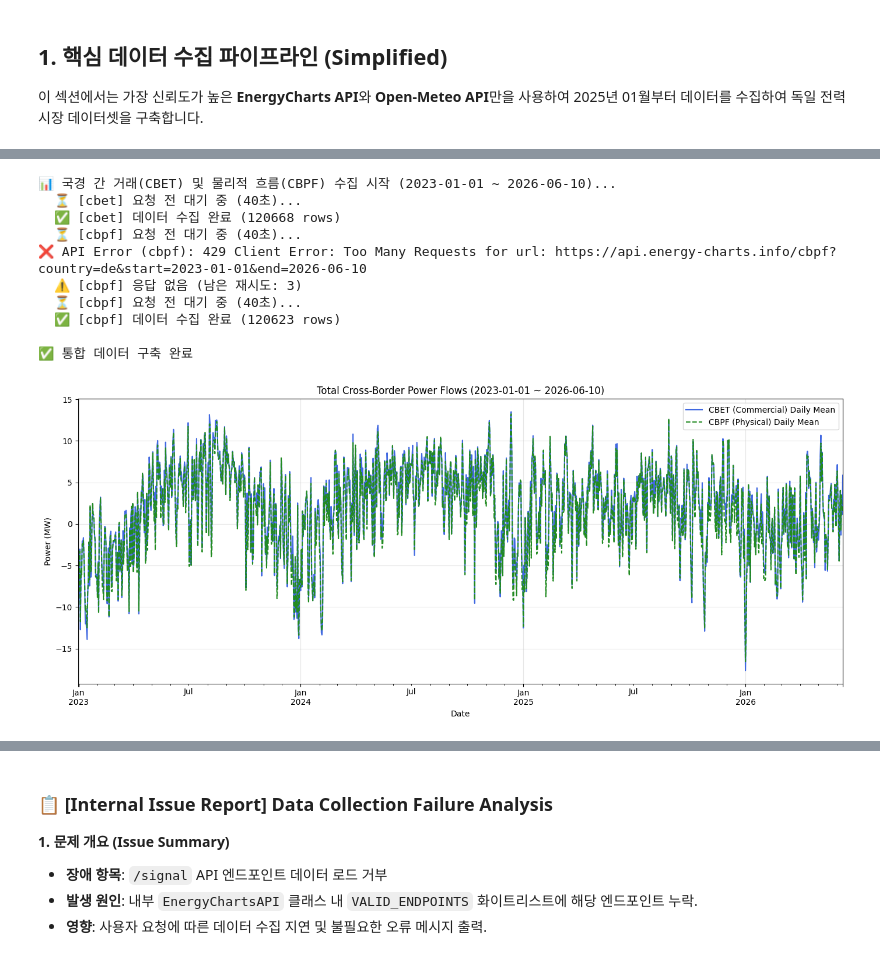
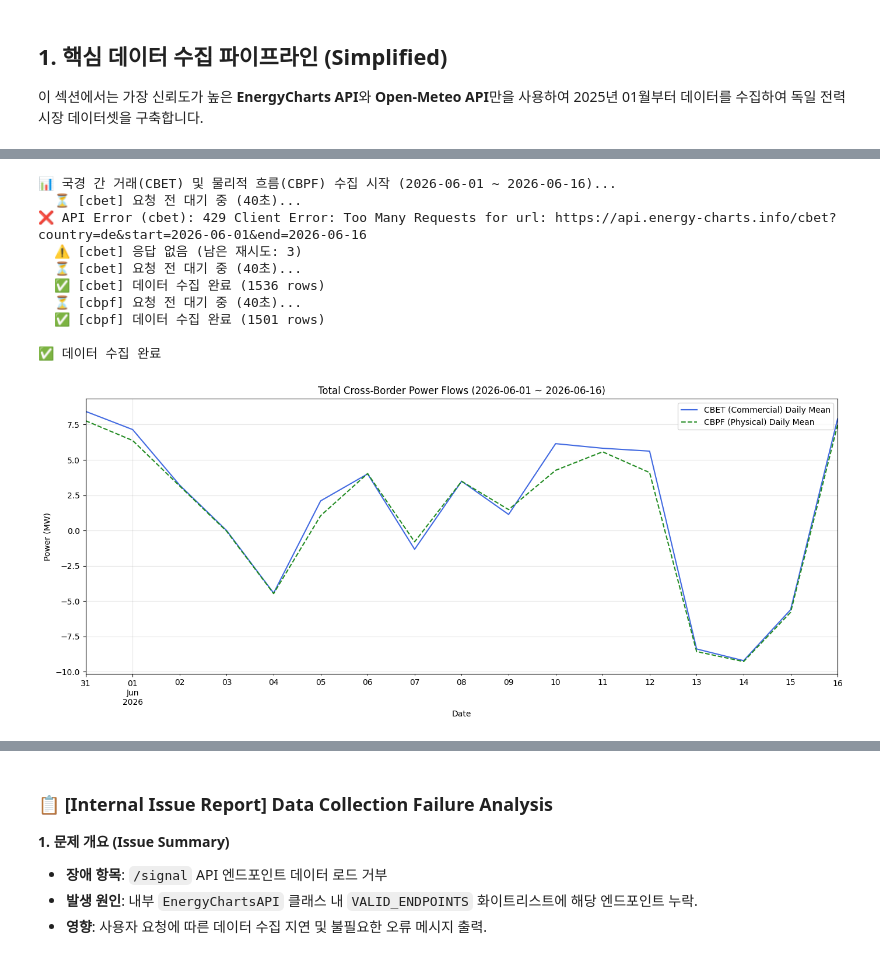
Before and after one commit to Giraffe-Shin/trading, a Jupyter notebook: 독일전력분석_데이터수집.ipynb, the cells around one changed output, grey strips where cells are left out. Saved outputs shown, nothing was run; the diff lists cells and outputs as text; code cells hidden in the pictures.

```diff
--- a/독일전력분석_데이터수집.ipynb
+++ b/독일전력분석_데이터수집.ipynb
@@ -73,7 +73,7 @@ endpoint = 'public_power'
 country_code = 'de'
 
 # 2. 기간설정
-start_date = '2023-01-01'
+start_date = '2026-06-01'
 end_date = datetime.now().strftime('%Y-%m-%d')
 
 print(f"📊 Actual Public Power Generation 데이터 수집 시작 ({start_date} ~ {end_date})... ")
@@ -137,7 +137,7 @@ f_type = 'day-ahead'
 country_code = 'de'
 
 # 기간 설정: end_date를 실행 시점의 현재 날짜로 설정
-start_date = '2023-01-01'
+start_date = '2026-06-01'
 end_date = datetime.now().strftime('%Y-%m-%d')
 forecast_dfs = []
 
@@ -230,7 +230,7 @@ from datetime import datetime
 target_trading_endpoints = ['cbet', 'cbpf']
 country_code = 'de'
 # 기간 설정: end_date를 현재 시점으로 자동 갱신
-start_date = '2023-01-01'
+start_date = '2026-06-01'
 end_date = datetime.now().strftime('%Y-%m-%d')
 trading_results = {}
 
@@ -281,41 +281,41 @@ for ep in target_trading_endpoints:
 # 2. 개별 데이터프레임 할당
 df_cbet = trading_results.get('cbet', pd.DataFrame())
 df_cbpf = trading_results.get('cbpf', pd.DataFrame())
 
 # 3. 데이터 수집 결과 확인 및 시각화
 if not df_cbet.empty or not df_cbpf.empty:
     print(f"\n✅ 데이터 수집 완료")
 
     # 4. 상업적 거래 vs 물리적 흐름 비교 시각화 (일평균 리샘플링)
     plt.figure(figsize=(14, 6))
 
     if not df_cbet.empty and 'sum' in df_cbet.columns:
         df_cbet['sum'].resample('D').mean().plot(label='CBET (Commercial) Daily Mean', color='royalblue', lw=1.5)
 
     if not df_cbpf.empty and 'sum' in df_cbpf.columns:
         df_cbpf['sum'].resample('D').mean().plot(label='CBPF (Physical) Daily Mean', color='forestgreen', linestyle='--', lw=1.5)
 
     plt.title(f'Total Cross-Border Power Flows ({start_date} ~ {end_date})')
     plt.ylabel('Power (MW)')
     plt.xlabel('Date')
     plt.legend()
     plt.grid(True, alpha=0.3)
     plt.tight_layout()
     plt.show()
 else:
     print("❌ 데이터를 수집하지 못했습니다.")
 # %% [output]
-📊 국경 간 거래(CBET) 및 물리적 흐름(CBPF) 수집 시작 (2023-01-01 ~ 2026-06-10)...
+📊 국경 간 거래(CBET) 및 물리적 흐름(CBPF) 수집 시작 (2026-06-01 ~ 2026-06-16)...
   ⏳ [cbet] 요청 전 대기 중 (40초)...
-  ✅ [cbet] 데이터 수집 완료 (120668 rows)
+❌ API Error (cbet): 429 Client Error: Too Many Requests for url: https://api.energy-charts.info/cbet?country=de&start=2026-06-01&end=2026-06-16
+  ⚠️ [cbet] 응답 없음 (남은 재시도: 3)
+  ⏳ [cbet] 요청 전 대기 중 (40초)...
+  ✅ [cbet] 데이터 수집 완료 (1536 rows)
   ⏳ [cbpf] 요청 전 대기 중 (40초)...
-❌ API Error (cbpf): 429 Client Error: Too Many Requests for url: https://api.energy-charts.info/cbpf?country=de&start=2023-01-01&end=2026-06-10
-  ⚠️ [cbpf] 응답 없음 (남은 재시도: 3)
-  ⏳ [cbpf] 요청 전 대기 중 (40초)...
-  ✅ [cbpf] 데이터 수집 완료 (120623 rows)
+  ✅ [cbpf] 데이터 수집 완료 (1501 rows)
 
-✅ 통합 데이터 구축 완료
+✅ 데이터 수집 완료
-[figure, old version]
+[figure, new version]
 # %%
 import pandas as pd
 import matplotlib.pyplot as plt
```
Also changed, not shown: parts of 6 cells of this notebook.
